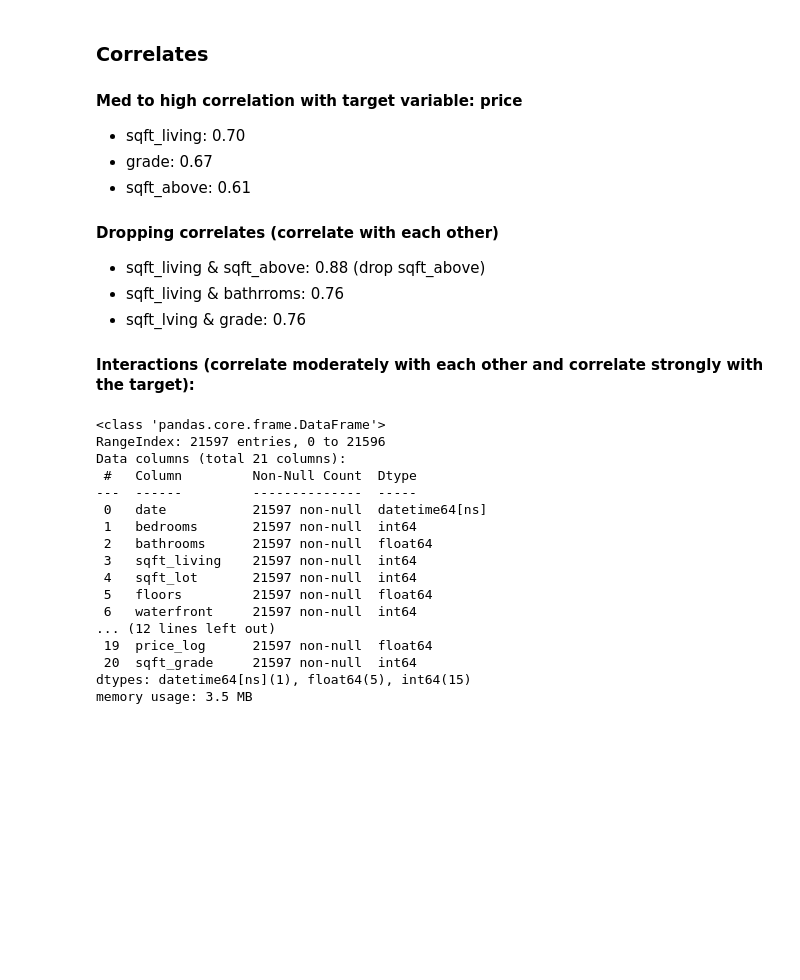
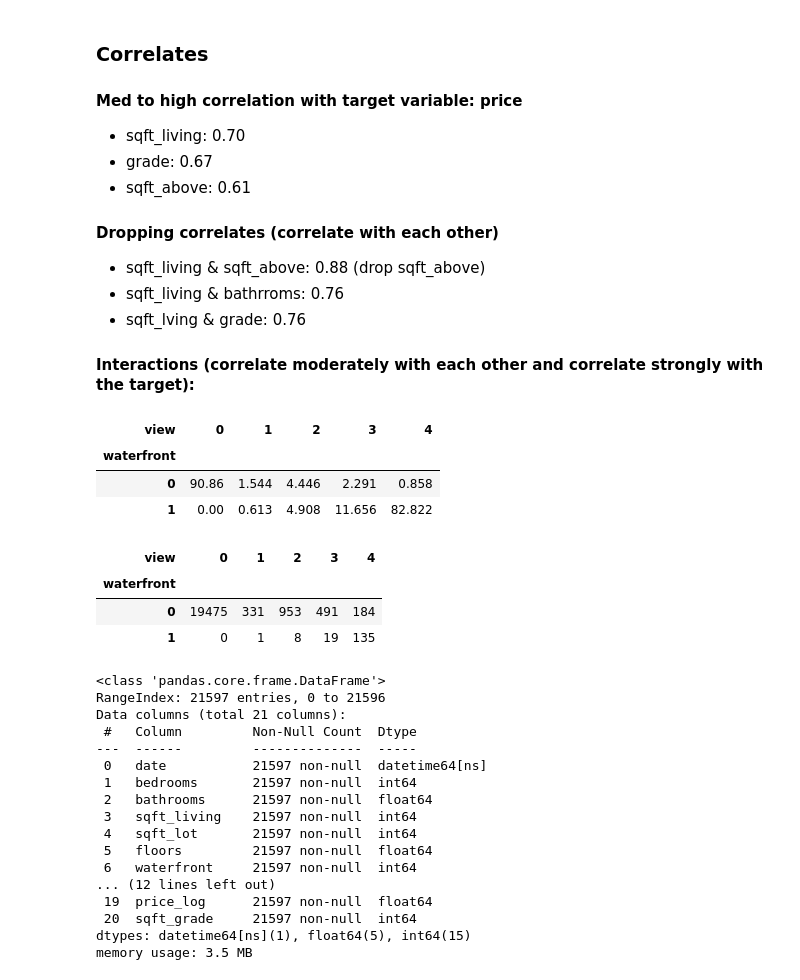
Before and after one commit to chandlershortlidge/mini-project-dsai-ml-regression, a Jupyter notebook: main.ipynb, the cells around one changed output. Cells and saved outputs as stored; diff of their text form; code cells hidden in the pictures; blank space fills up the shorter version.

```diff
--- a/main.ipynb
+++ b/main.ipynb
@@ -312,6 +312,24 @@ plt.show()
 
 
 #### Interactions (correlate moderately with each other and correlate strongly with the target):
+# %%
+crosstab = round((pd.crosstab(data_cleaned["waterfront"], data_cleaned["view"], normalize="index") * 100), 3)
+
+crosstab
+# %% [output]
+| view | 0 | 1 | 2 | 3 | 4 |
+| waterfront |  |  |  |  |  |
+| 0 | 90.86 | 1.544 | 4.446 | 2.291 | 0.858 |
+| 1 | 0.00 | 0.613 | 4.908 | 11.656 | 82.822 |
+# %%
+crosstab = pd.crosstab(data_cleaned["waterfront"], data_cleaned["view"])
+
+crosstab
+# %% [output]
+| view | 0 | 1 | 2 | 3 | 4 |
+| waterfront |  |  |  |  |  |
+| 0 | 19475 | 331 | 953 | 491 | 184 |
+| 1 | 0 | 1 | 8 | 19 | 135 |
 # %%
 data_cleaned["sqft_grade"] = data_cleaned["sqft_living"] * data_cleaned["grade"]
 # %%
```
Also changed, not shown: parts of 14 cells of this notebook.
